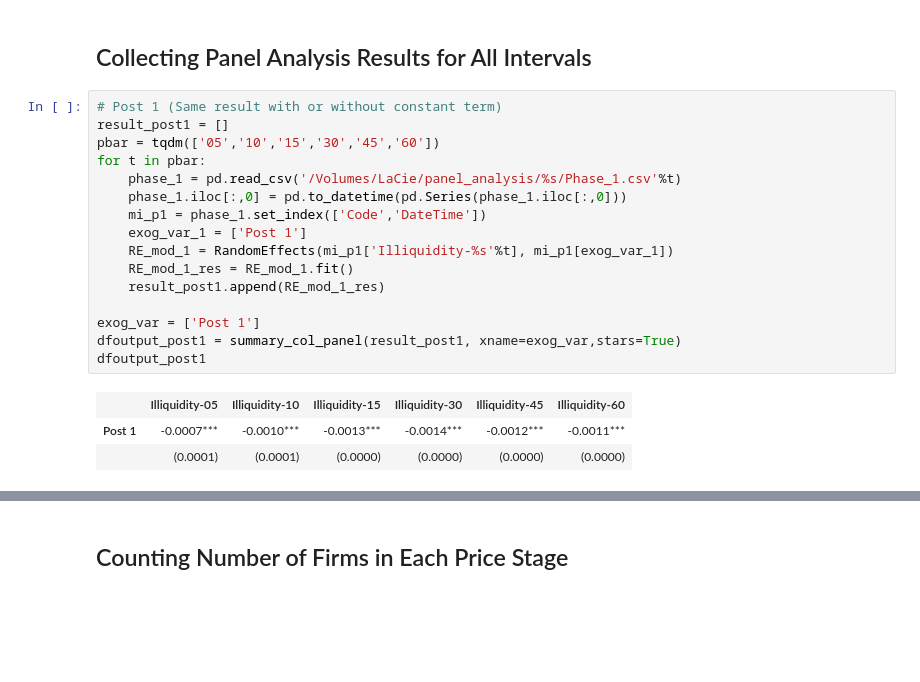
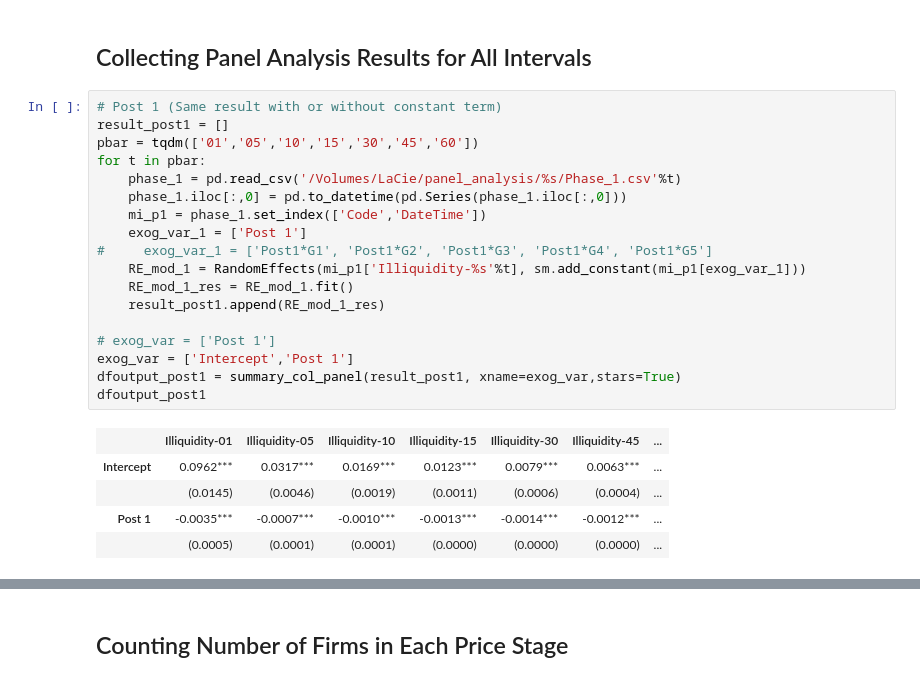
Before and after one commit to Shuxin-Y/TSE-Tick-Size-Reduction, a Jupyter notebook: CRS and Chung's method.ipynb, the cells around one changed output, grey strips where cells are left out. Cells and saved outputs as stored; diff of their text form; blank space fills up the shorter version.

```diff
--- a/CRS and Chung's method.ipynb
+++ b/CRS and Chung's method.ipynb
@@ -2305,23 +2306,27 @@ def _simple_tables(tables, settings, pad_col=None, pad_index=None):
 # %%
 # Post 1 (Same result with or without constant term)
 result_post1 = []
-pbar = tqdm(['05','10','15','30','45','60'])
+pbar = tqdm(['01','05','10','15','30','45','60'])
 for t in pbar:
     phase_1 = pd.read_csv('/Volumes/LaCie/panel_analysis/%s/Phase_1.csv'%t)
     phase_1.iloc[:,0] = pd.to_datetime(pd.Series(phase_1.iloc[:,0]))
     mi_p1 = phase_1.set_index(['Code','DateTime'])
     exog_var_1 = ['Post 1']
-    RE_mod_1 = RandomEffects(mi_p1['Illiquidity-%s'%t], mi_p1[exog_var_1])
+#     exog_var_1 = ['Post1*G1', 'Post1*G2', 'Post1*G3', 'Post1*G4', 'Post1*G5']
+    RE_mod_1 = RandomEffects(mi_p1['Illiquidity-%s'%t], sm.add_constant(mi_p1[exog_var_1]))
     RE_mod_1_res = RE_mod_1.fit()
     result_post1.append(RE_mod_1_res)
 
-exog_var = ['Post 1']
+# exog_var = ['Post 1']
+exog_var = ['Intercept','Post 1']
 dfoutput_post1 = summary_col_panel(result_post1, xname=exog_var,stars=True)
 dfoutput_post1
 # %% [output]
-|  | Illiquidity-05 | Illiquidity-10 | Illiquidity-15 | Illiquidity-30 | Illiquidity-45 | Illiquidity-60 |
-| Post 1 | -0.0007*** | -0.0010*** | -0.0013*** | -0.0014*** | -0.0012*** | -0.0011*** |
-|  | (0.0001) | (0.0001) | (0.0000) | (0.0000) | (0.0000) | (0.0000) |
+|  | Illiquidity-01 | Illiquidity-05 | Illiquidity-10 | Illiquidity-15 | Illiquidity-30 | Illiquidity-45 | ... |
+| Intercept | 0.0962*** | 0.0317*** | 0.0169*** | 0.0123*** | 0.0079*** | 0.0063*** | ... |
+|  | (0.0145) | (0.0046) | (0.0019) | (0.0011) | (0.0006) | (0.0004) | ... |
+| Post 1 | -0.0035*** | -0.0007*** | -0.0010*** | -0.0013*** | -0.0014*** | -0.0012*** | ... |
+|  | (0.0005) | (0.0001) | (0.0001) | (0.0000) | (0.0000) | (0.0000) | ... |
 # %%
 %%notify
 result_post1
```
Also changed, not shown: parts of 9 cells of this notebook, 1 other file.
